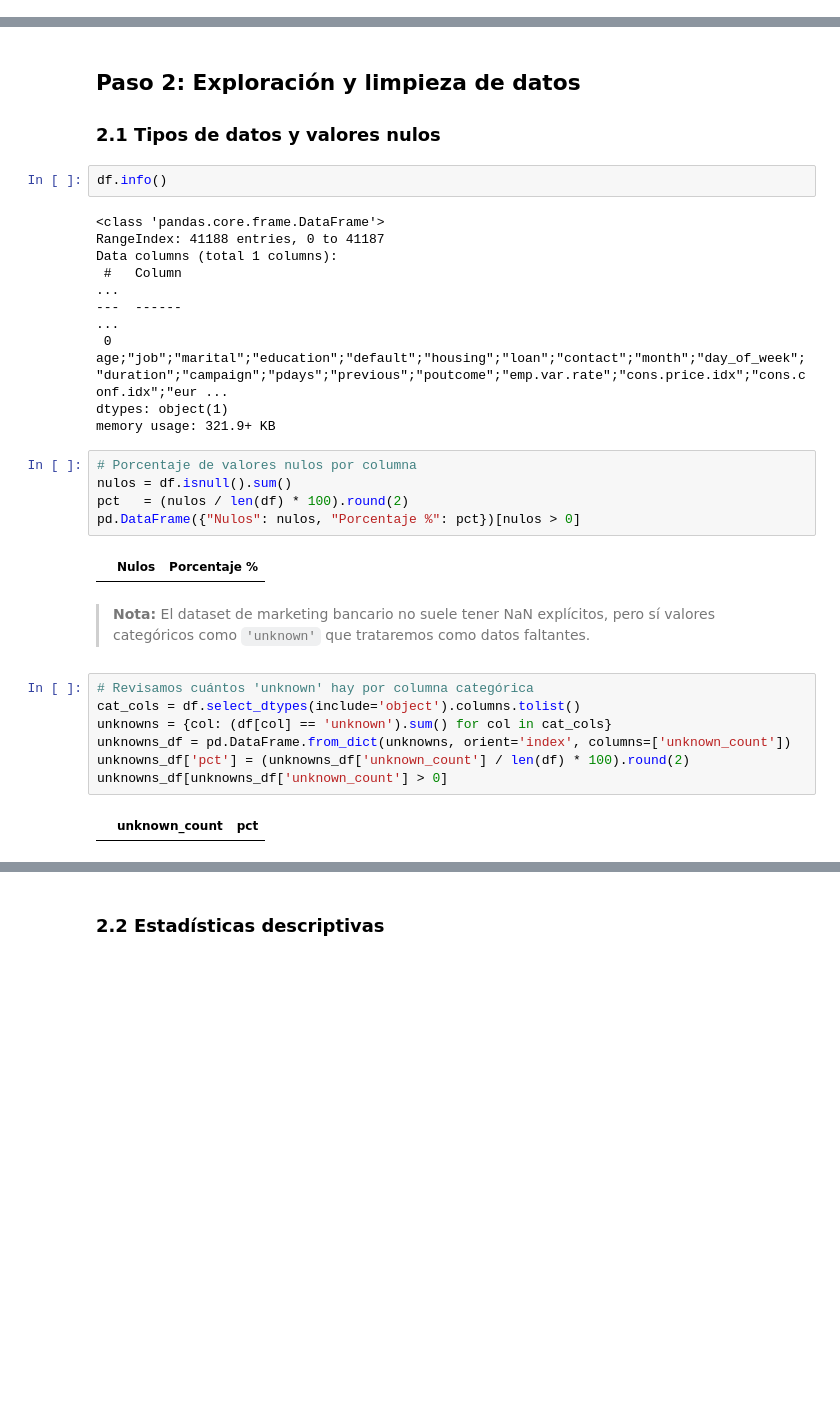
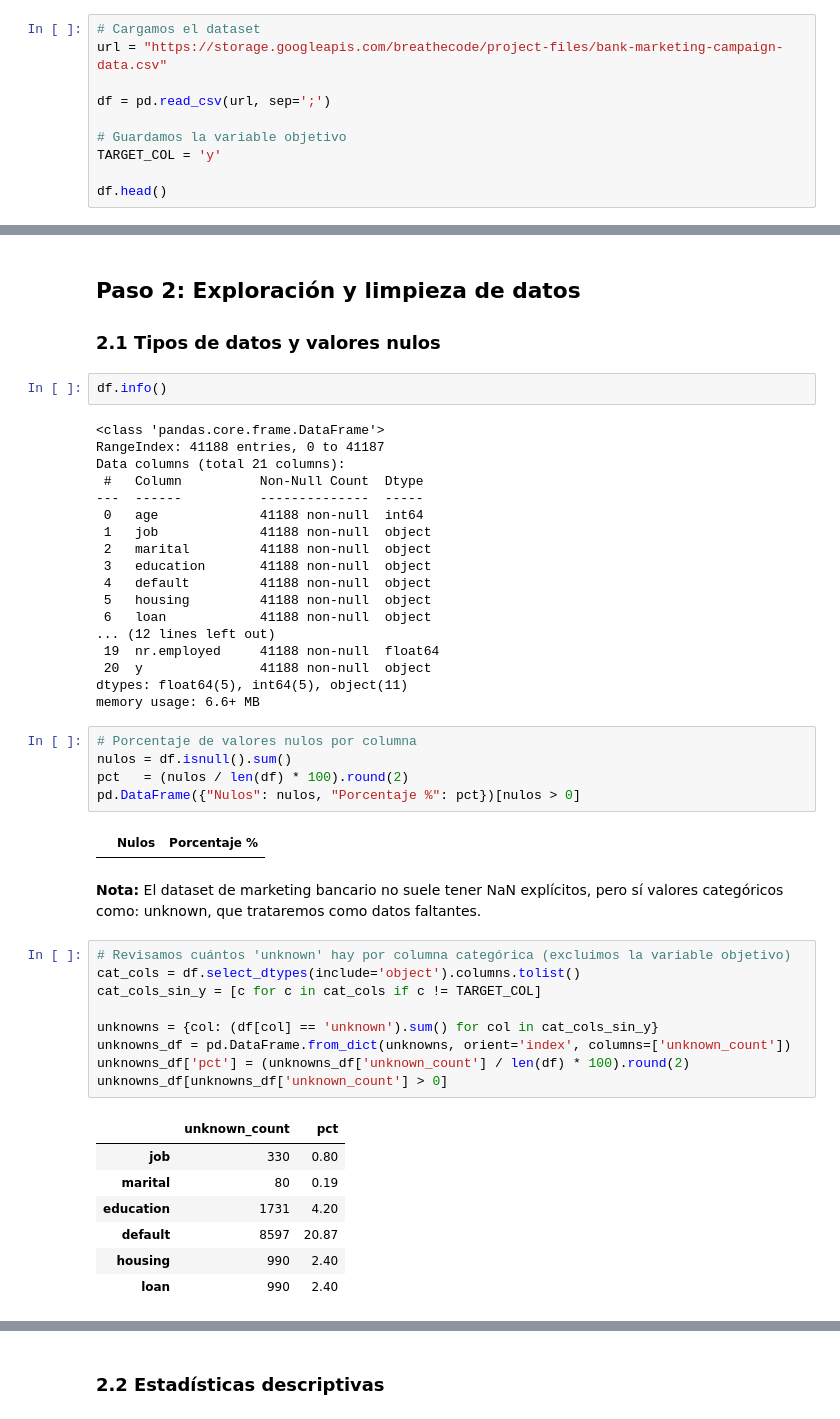
Before and after one commit to 4GeeksAcademy/correaliesel138-a11y-intro-ml, a Jupyter notebook: src/2_ds_pt-22_LOGISTIC REGRESSION.ipynb, the cells around one changed output, grey strips where cells are left out. Drawn from its saved outputs; the diff is of its cells as text; blank space fills up the shorter version.

```diff
--- a/src/2_ds_pt-22_LOGISTIC REGRESSION.ipynb
+++ b/src/2_ds_pt-22_LOGISTIC REGRESSION.ipynb
@@ -48,0 +41,10 @@ df.head()
+# %%
+# Cargamos el dataset
+url = "https://storage.googleapis.com/breathecode/project-files/bank-marketing-campaign-data.csv"
+
+df = pd.read_csv(url, sep=';')
+
+# Guardamos la variable objetivo
+TARGET_COL = 'y'
+
+df.head()
@@ -59,12 +69,21 @@ df.info()
 # %% [output]
 <class 'pandas.core.frame.DataFrame'>
 RangeIndex: 41188 entries, 0 to 41187
-Data columns (total 1 columns):
- #   Column                                                                                                                                                                                              ...
----  ------                                                                                                                                                                                              ...
- 0   age;"job";"marital";"education";"default";"housing";"loan";"contact";"month";"day_of_week";"duration";"campaign";"pdays";"previous";"poutcome";"emp.var.rate";"cons.price.idx";"cons.conf.idx";"eur ...
-dtypes: object(1)
-memory usage: 321.9+ KB
+Data columns (total 21 columns):
+ #   Column          Non-Null Count  Dtype
+---  ------          --------------  -----
+ 0   age             41188 non-null  int64
+ 1   job             41188 non-null  object
+ 2   marital         41188 non-null  object
+ 3   education       41188 non-null  object
+ 4   default         41188 non-null  object
+ 5   housing         41188 non-null  object
+ 6   loan            41188 non-null  object
+... (12 lines left out)
+ 19  nr.employed     41188 non-null  float64
+ 20  y               41188 non-null  object
+dtypes: float64(5), int64(5), object(11)
+memory usage: 6.6+ MB
 # %%
 # Porcentaje de valores nulos por columna
 nulos = df.isnull().sum()
@@ -73,15 +92,23 @@ pd.DataFrame({"Nulos": nulos, "Porcentaje %": pct})[nulos > 0]
 # %% [output]
 |  | Nulos | Porcentaje % |
 # %% [markdown]
-> **Nota:** El dataset de marketing bancario no suele tener NaN explícitos,
-pero sí valores categóricos como `'unknown'` que trataremos como datos faltantes.
+**Nota:** El dataset de marketing bancario no suele tener NaN explícitos,
+pero sí valores categóricos como: unknown, que trataremos como datos faltantes.
 # %%
-# Revisamos cuántos 'unknown' hay por columna categórica
+# Revisamos cuántos 'unknown' hay por columna categórica (excluimos la variable objetivo)
 cat_cols = df.select_dtypes(include='object').columns.tolist()
-unknowns = {col: (df[col] == 'unknown').sum() for col in cat_cols}
+cat_cols_sin_y = [c for c in cat_cols if c != TARGET_COL]
+
+unknowns = {col: (df[col] == 'unknown').sum() for col in cat_cols_sin_y}
 unknowns_df = pd.DataFrame.from_dict(unknowns, orient='index', columns=['unknown_count'])
 unknowns_df['pct'] = (unknowns_df['unknown_count'] / len(df) * 100).round(2)
 unknowns_df[unknowns_df['unknown_count'] > 0]
 # %% [output]
 |  | unknown_count | pct |
+| job | 330 | 0.80 |
+| marital | 80 | 0.19 |
+| education | 1731 | 4.20 |
+| default | 8597 | 20.87 |
+| housing | 990 | 2.40 |
+| loan | 990 | 2.40 |
 # %%
```
Also changed, not shown: parts of 39 cells of this notebook.
